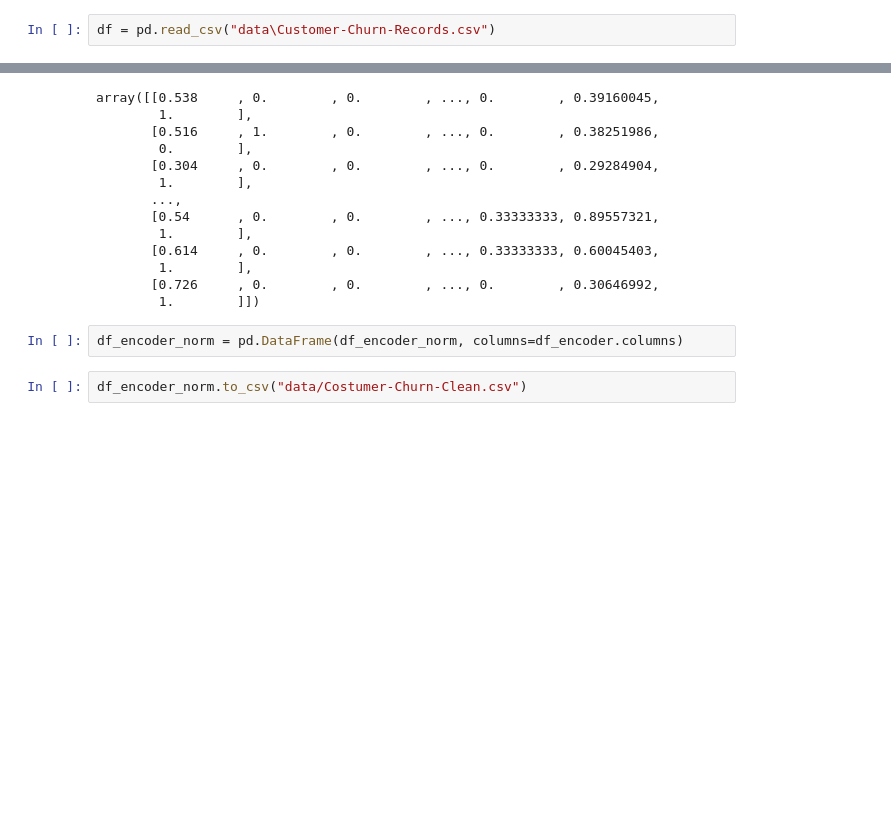
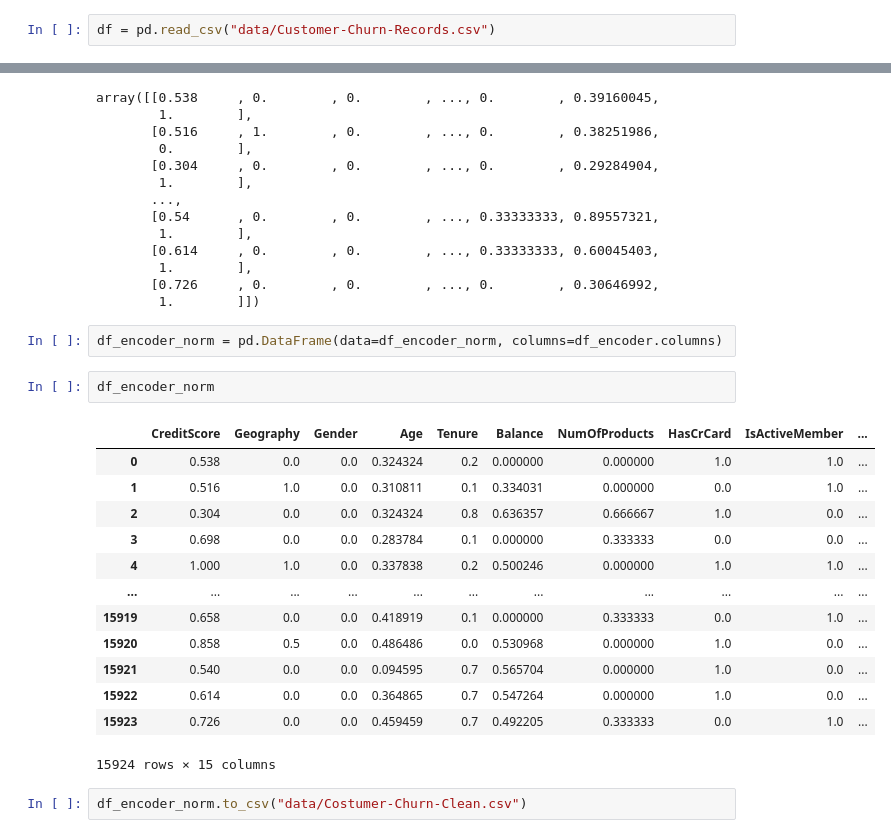
Before and after one commit to Gustavo-michel/Churn-BankCostumer-Predict, a Jupyter notebook: notebooks/EDA.ipynb, the cells around one changed output, grey strips where cells are left out. Drawn from its saved outputs; the diff is of its cells as text; blank space fills up the shorter version.

```diff
--- a/notebooks/EDA.ipynb
+++ b/notebooks/EDA.ipynb
@@ -86,7 +86,7 @@ colors
 # %% [markdown]
 ## 1. Visualização e entendimento dos dados
 # %%
-df = pd.read_csv("data\Customer-Churn-Records.csv")
+df = pd.read_csv("data/Customer-Churn-Records.csv")
 # %%
 df.head()
 # %% [output]
@@ -393,6 +404,22 @@ array([[0.538     , 0.        , 0.        , ..., 0.        , 0.39160045,
        [0.726     , 0.        , 0.        , ..., 0.        , 0.30646992,
         1.        ]])
 # %%
-df_encoder_norm = pd.DataFrame(df_encoder_norm, columns=df_encoder.columns)
+df_encoder_norm = pd.DataFrame(data=df_encoder_norm, columns=df_encoder.columns)
+# %%
+df_encoder_norm
+# %% [output]
+|  | CreditScore | Geography | Gender | Age | Tenure | Balance | NumOfProducts | HasCrCard | IsActiveMember | ... |
+| 0 | 0.538 | 0.0 | 0.0 | 0.324324 | 0.2 | 0.000000 | 0.000000 | 1.0 | 1.0 | ... |
+| 1 | 0.516 | 1.0 | 0.0 | 0.310811 | 0.1 | 0.334031 | 0.000000 | 0.0 | 1.0 | ... |
+| 2 | 0.304 | 0.0 | 0.0 | 0.324324 | 0.8 | 0.636357 | 0.666667 | 1.0 | 0.0 | ... |
+| 3 | 0.698 | 0.0 | 0.0 | 0.283784 | 0.1 | 0.000000 | 0.333333 | 0.0 | 0.0 | ... |
+| 4 | 1.000 | 1.0 | 0.0 | 0.337838 | 0.2 | 0.500246 | 0.000000 | 1.0 | 1.0 | ... |
+| ... | ... | ... | ... | ... | ... | ... | ... | ... | ... | ... |
+| 15919 | 0.658 | 0.0 | 0.0 | 0.418919 | 0.1 | 0.000000 | 0.333333 | 0.0 | 1.0 | ... |
+| 15920 | 0.858 | 0.5 | 0.0 | 0.486486 | 0.0 | 0.530968 | 0.000000 | 1.0 | 0.0 | ... |
+| 15921 | 0.540 | 0.0 | 0.0 | 0.094595 | 0.7 | 0.565704 | 0.000000 | 1.0 | 0.0 | ... |
+| 15922 | 0.614 | 0.0 | 0.0 | 0.364865 | 0.7 | 0.547264 | 0.000000 | 1.0 | 0.0 | ... |
+| 15923 | 0.726 | 0.0 | 0.0 | 0.459459 | 0.7 | 0.492205 | 0.333333 | 0.0 | 1.0 | ... |
+15924 rows × 15 columns
 # %%
 df_encoder_norm.to_csv("data/Costumer-Churn-Clean.csv")
```
Also changed, not shown: parts of 6 cells of this notebook, 12 other files.
